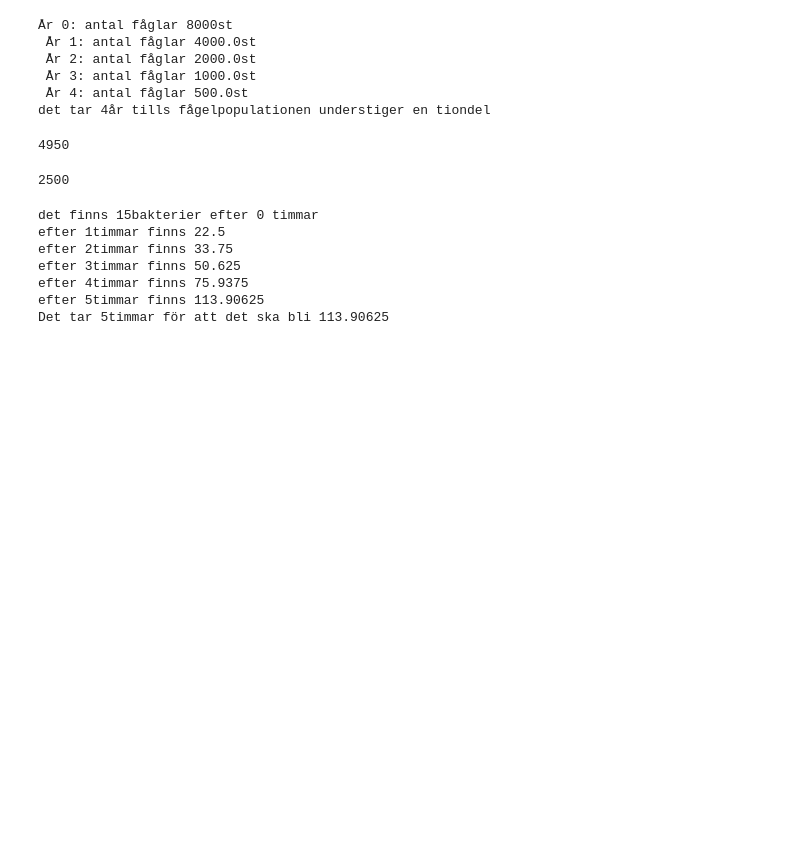
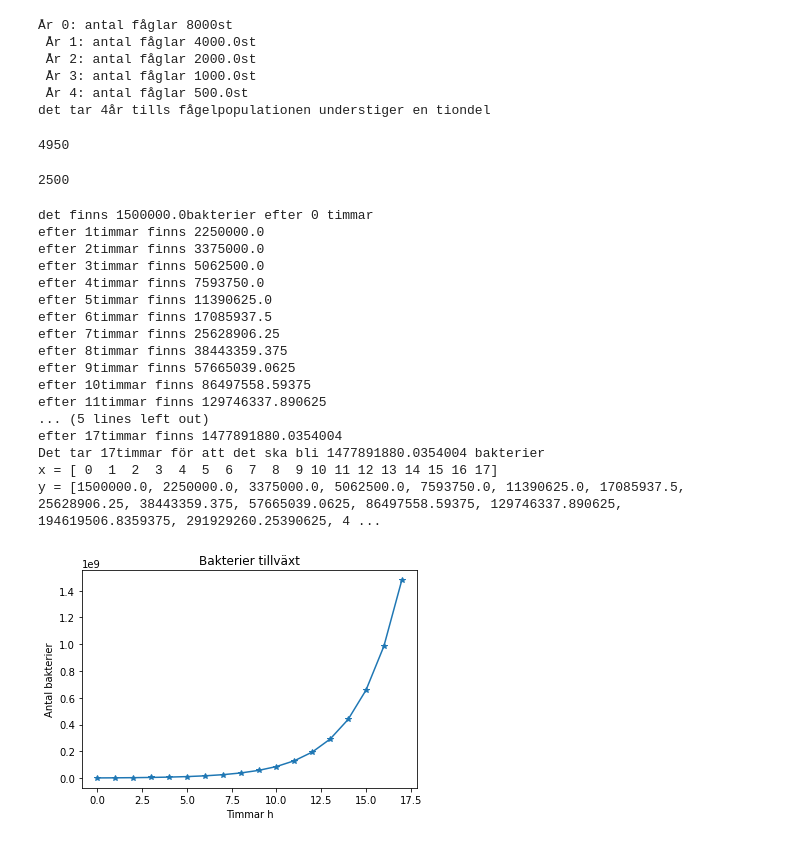
Before and after one commit to Dafancyfrog/Felix_samuelsson_TE19C, a Jupyter notebook: räkna med phyton/while-satser.ipynb, the cells around one changed output. Drawn from its saved outputs; the diff is of its cells as text; code cells hidden in the pictures; blank space fills up the shorter version.

```diff
--- a/räkna med phyton/while-satser.ipynb
+++ b/räkna med phyton/while-satser.ipynb
@@ -72,25 +72,55 @@ print(f"{summa} ")
 # %% [output]
 2500
 # %%
-#tog för mycket på datorn lägg till 5 nollor på bakterier och while
+#NOtera att jag gjode denna inan du gjorde den på tavlan så jag vill ha street cred tack
+import matplotlib.pyplot as plt
+import numpy as np
 
-bak= 15
+
+bak= 1.5e6 #potensform kan skrivas 1,5e6 aka 1,5*10**6
 tid= 0
+surt = 1e9
+
+y_bak = [bak] #lista som håller förändring
 
 print(f"det finns {bak}bakterier efter {tid} timmar")
 
-while bak <= 100:
+while bak < surt:
     bak*=1.5
+    y_bak.append(bak)
     tid +=1
 
     print(f"efter {tid}timmar finns {bak}")
 
-print(f"Det tar {tid}timmar för att det ska bli {bak}")
+x_timmar = np.arange(tid+1)
+
+
+
+print(f"Det tar {tid}timmar för att det ska bli {bak} bakterier")
+print(f"x = {x_timmar}")
+print(f"y = {y_bak} ")
+
+plt.plot(x_timmar, y_bak, "*-")
+plt.xlabel("Timmar h")
+plt.ylabel("Antal bakterier")
+plt.title("Bakterier tillväxt")
+plt.show()
 # %% [output]
-det finns 15bakterier efter 0 timmar
-efter 1timmar finns 22.5
-efter 2timmar finns 33.75
-efter 3timmar finns 50.625
-efter 4timmar finns 75.9375
-efter 5timmar finns 113.90625
-Det tar 5timmar för att det ska bli 113.90625
+det finns 1500000.0bakterier efter 0 timmar
+efter 1timmar finns 2250000.0
+efter 2timmar finns 3375000.0
+efter 3timmar finns 5062500.0
+efter 4timmar finns 7593750.0
+efter 5timmar finns 11390625.0
+efter 6timmar finns 17085937.5
+efter 7timmar finns 25628906.25
+efter 8timmar finns 38443359.375
+efter 9timmar finns 57665039.0625
+efter 10timmar finns 86497558.59375
+efter 11timmar finns 129746337.890625
+... (5 lines left out)
+efter 17timmar finns 1477891880.0354004
+Det tar 17timmar för att det ska bli 1477891880.0354004 bakterier
+x = [ 0  1  2  3  4  5  6  7  8  9 10 11 12 13 14 15 16 17]
+y = [1500000.0, 2250000.0, 3375000.0, 5062500.0, 7593750.0, 11390625.0, 17085937.5, 25628906.25, 38443359.375, 57665039.0625, 86497558.59375, 129746337.890625, 194619506.8359375, 291929260.25390625, 4 ...
+[figure, added]
```
Also changed, not shown: parts of 2 cells of this notebook.
